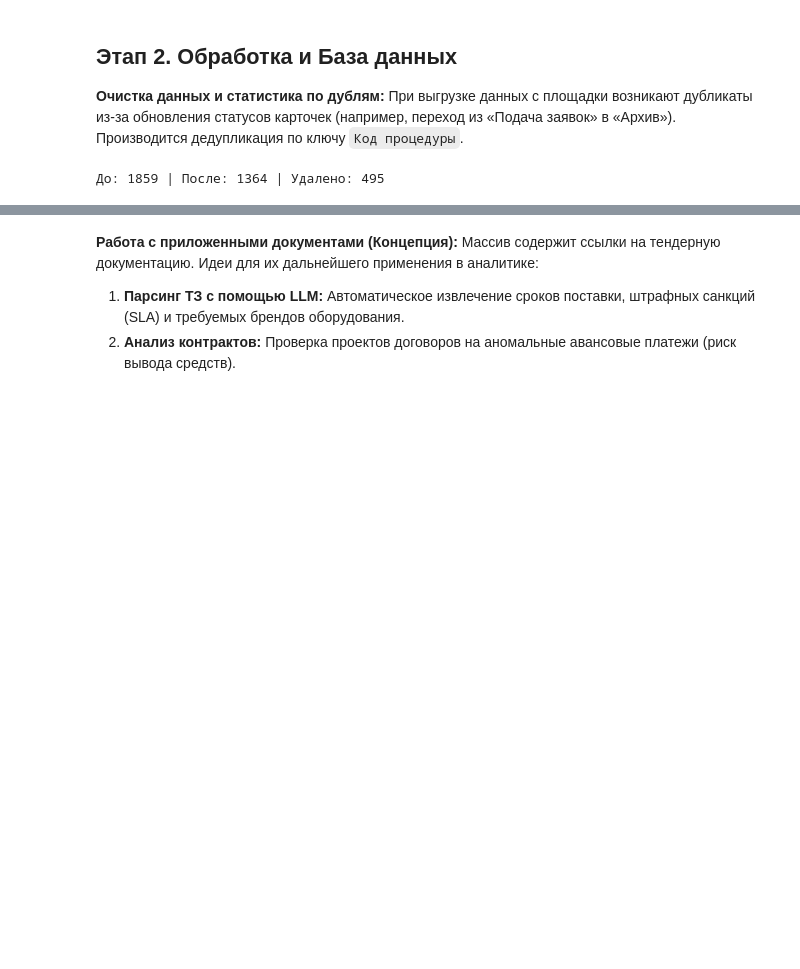
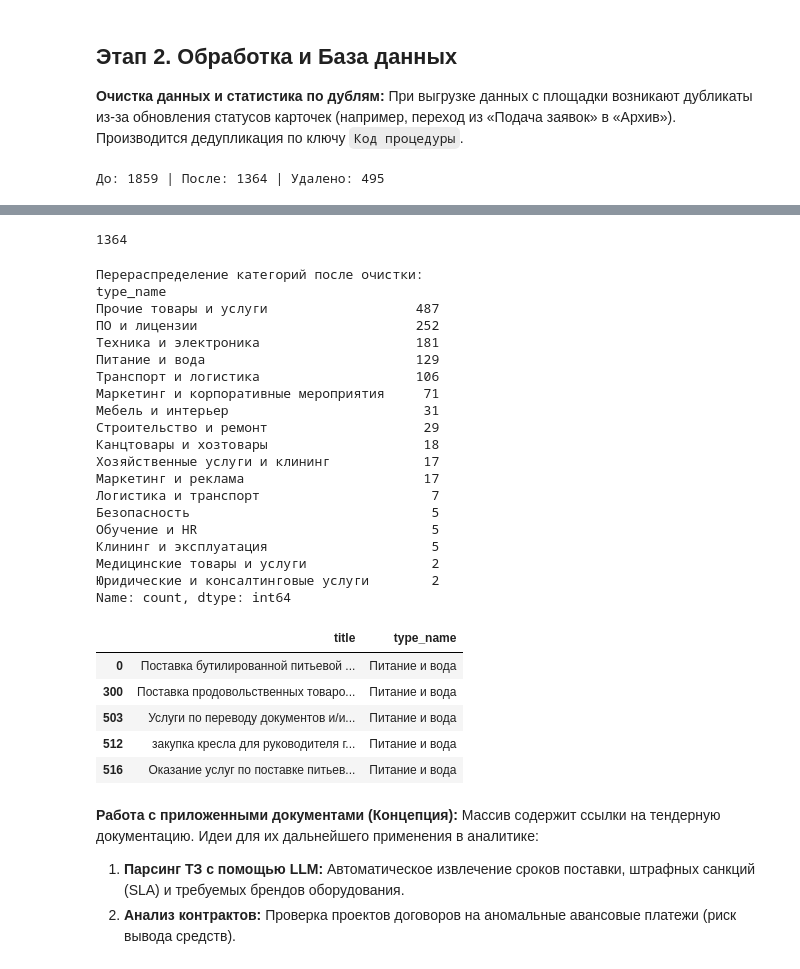
Before and after one commit to zxffg/sber_procurement_audit, a Jupyter notebook: notebooks/procurement_audit.ipynb, the cells around one changed output, grey strips where cells are left out. Drawn from its saved outputs; the diff is of its cells as text; code cells hidden in the pictures; blank space fills up the shorter version.

```diff
--- a/notebooks/procurement_audit.ipynb
+++ b/notebooks/procurement_audit.ipynb
@@ -89 +89,19 @@ print(f"До: {raw_count} | После: {len(tenders)} | Удалено: {raw_co
+# %%
+# ренейм колонок
+rename_dict = {
+    'Компания-заказчик': 'company_name',
+    'Способ закупки': 'method_name',
+    'Код процедуры': 'procedure_code',
+    'Наименование предмета закупки': 'title',
+    'Начальная сумма': 'initial_amount',
+    'Дата публикации': 'published_at',
+    'Окончание подачи заявок': 'deadline_at',
+    'Тип закупки': 'type_name'
+}
+tenders = tenders.rename(columns=rename_dict)
+
+conn = sqlite3.connect(':memory:')
+tenders.to_sql('procurement_flat', conn, if_exists='replace', index=False)
+# %% [output]
+1364
 # %%
@@ -109,6 +128,68 @@ tenders['Начальная сумма'] = (
     .str.replace(',', '.', regex=False)
     .pipe(pd.to_numeric, errors='coerce')
 )
+# %%
+title_lower = tenders['title'].str.lower()
+
+conditions = [
+    title_lower.str.contains('уборк|клининг|дезинфекц|мусор'),
+    title_lower.str.contains('вод|кулер|питьев|бутилиров'),
+    title_lower.str.contains('мебель|кресл|стол|шкаф|стеллаж'),
+    title_lower.str.contains('квиз|новогодн|праздник|мероприяти|подарк|сувенир'),
+    title_lower.str.contains('автомобил|транспорт|полуприцеп|тягач|перевозк')
+]
+
+choices = [
+    'Хозяйственные услуги и клининг',
+    'Питание и вода',
+    'Мебель и интерьер',
+    'Маркетинг и корпоративные мероприятия',
+    'Транспорт и логистика'
+]
+
+tenders['type_name'] = np.select(conditions, choices, default=tenders['type_name'])
+
+tenders['procedure_code'] = tenders['procedure_code'].astype(str).str.replace(r'\.0$', '', regex=True)
+
+for col in ['published_at', 'deadline_at']:
+    if tenders[col].dtype in ['float64', 'int64']:
+        tenders[col] = pd.to_datetime(tenders[col], unit='D', origin='1899-12-30')
+    else:
+        tenders[col] = pd.to_datetime(tenders[col], errors='coerce')
+
+
+print("Перераспределение категорий после очистки:")
+print(tenders['type_name'].value_counts())
+
+# Визуально проверяем, что попало, например, в воду:
+display(tenders[tenders['type_name'] == 'Питание и вода'][['title', 'type_name']].head())
+# %% [output]
+Перераспределение категорий после очистки:
+type_name
+Прочие товары и услуги                   487
+ПО и лицензии                            252
+Техника и электроника                    181
+Питание и вода                           129
+Транспорт и логистика                    106
+Маркетинг и корпоративные мероприятия     71
+Мебель и интерьер                         31
+Строительство и ремонт                    29
+Канцтовары и хозтовары                    18
+Хозяйственные услуги и клининг            17
+Маркетинг и реклама                       17
+Логистика и транспорт                      7
+Безопасность                               5
+Обучение и HR                              5
+Клининг и эксплуатация                     5
+Медицинские товары и услуги                2
+Юридические и консалтинговые услуги        2
+Name: count, dtype: int64
+|  | title | type_name |
+| 0 | Поставка бутилированной питьевой ... | Питание и вода |
+| 300 | Поставка продовольственных товаро... | Питание и вода |
+| 503 | Услуги по переводу документов и/и... | Питание и вода |
+| 512 | закупка кресла для руководителя г... | Питание и вода |
+| 516 | Оказание услуг по поставке питьев... | Питание и вода |
 # %% [markdown]
 **Работа с приложенными документами (Концепция):**
 Массив содержит ссылки на тендерную документацию. Идеи для их дальнейшего применения в аналитике:
```
Also changed, not shown: parts of 7 cells of this notebook, 3 other files.
